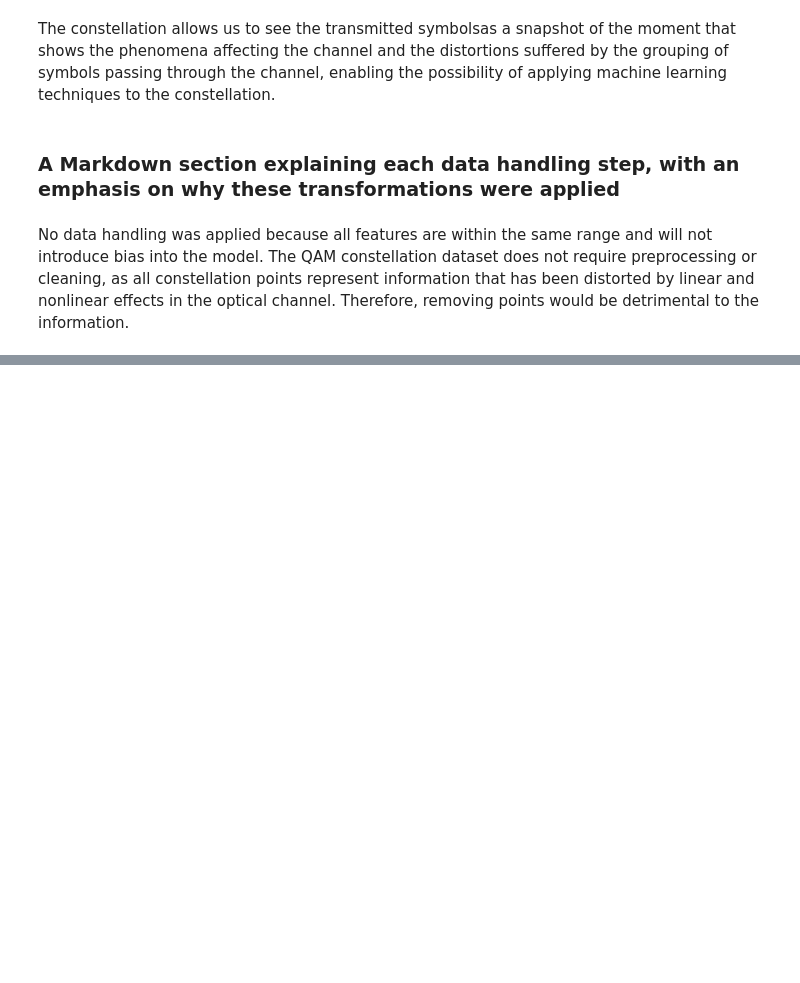
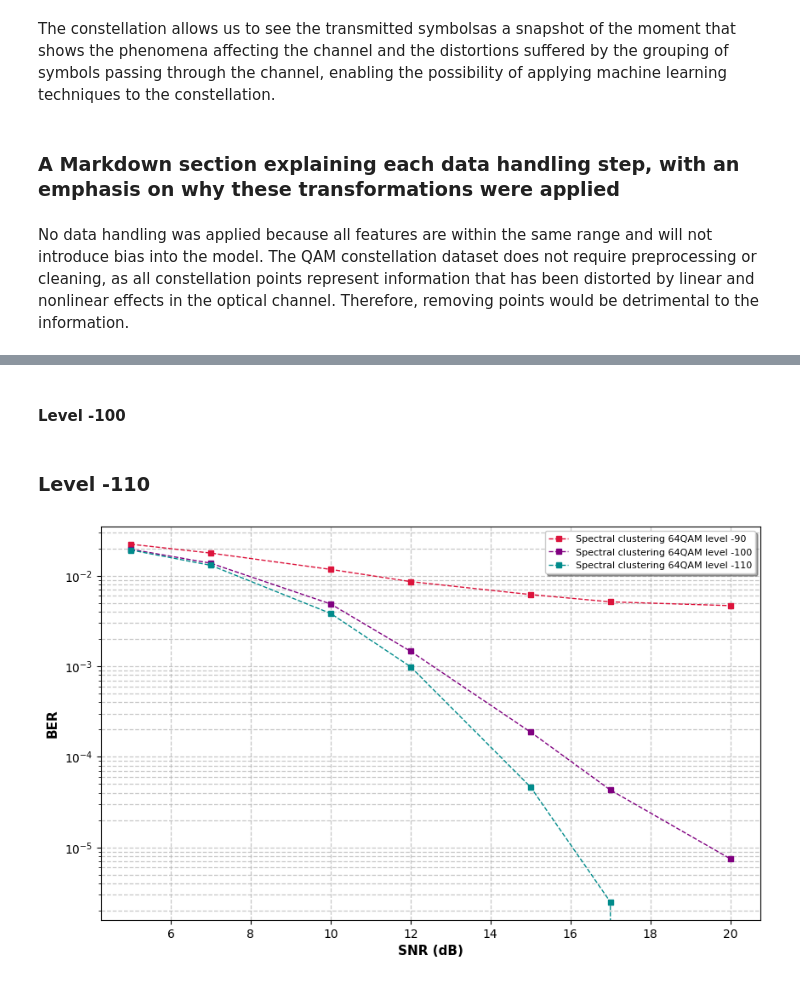
Before and after one commit to miguel-solarte/ScientificProgramming-ITM, a Jupyter notebook: Second_lab/Second_lab.ipynb, the cells around one changed output, grey strips where cells are left out. Saved outputs shown, nothing was run; the diff lists cells and outputs as text; code cells hidden in the pictures; blank space fills up the shorter version.

```diff
--- a/Second_lab/Second_lab.ipynb
+++ b/Second_lab/Second_lab.ipynb
@@ -368,0 +604,2 @@ No data handling was applied because all features are within the same range and
+# %% [markdown]
+#### Level -100
@@ -368,0 +615,2 @@ No data handling was applied because all features are within the same range and
+# %% [markdown]
+### Level -110
@@ -368,0 +636,22 @@ No data handling was applied because all features are within the same range and
+# %%
+df_BER_64QAM_levels = pd.read_csv('../results_QAM/BER_vs_SNR_64QAM_level90to110.csv')
+# %%
+import matplotlib.pyplot as plt
+
+
+plt.figure(figsize=(10, 6), dpi=100)
+
+plt.semilogy(df_BER_64QAM_levels['SNR'][:8], df_BER_64QAM_levels['BER_osc_64QAM_level90'][:8], 's--', color='crimson', markersize=4, linewidth=1, label='Spectral clustering 64QAM level -90')
+plt.semilogy(df_BER_64QAM_levels['SNR'][:8], df_BER_64QAM_levels['BER_osc_64QAM_level100'][:8], 's--', color='purple', markersize=4, linewidth=1, label='Spectral clustering 64QAM level -100')
+plt.semilogy(df_BER_64QAM_levels['SNR'][:8], df_BER_64QAM_levels['BER_osc_64QAM_level110'][:8], 's--', color='darkcyan', markersize=4, linewidth=1, label='Spectral clustering 64QAM level -110')
+
+plt.xlabel('SNR (dB)', fontsize=11, fontweight='bold')
+plt.ylabel('BER', fontsize=11, fontweight='bold')
+
+plt.grid(True, which='both', linestyle='--', linewidth=0.9, alpha=0.7)
+
+plt.legend(fontsize=8, loc='best', frameon=True, shadow=True)
+
+plt.show()
+# %% [output]
+[figure, added]
```
Also changed, not shown: parts of 36 cells of this notebook, 3 other files.
